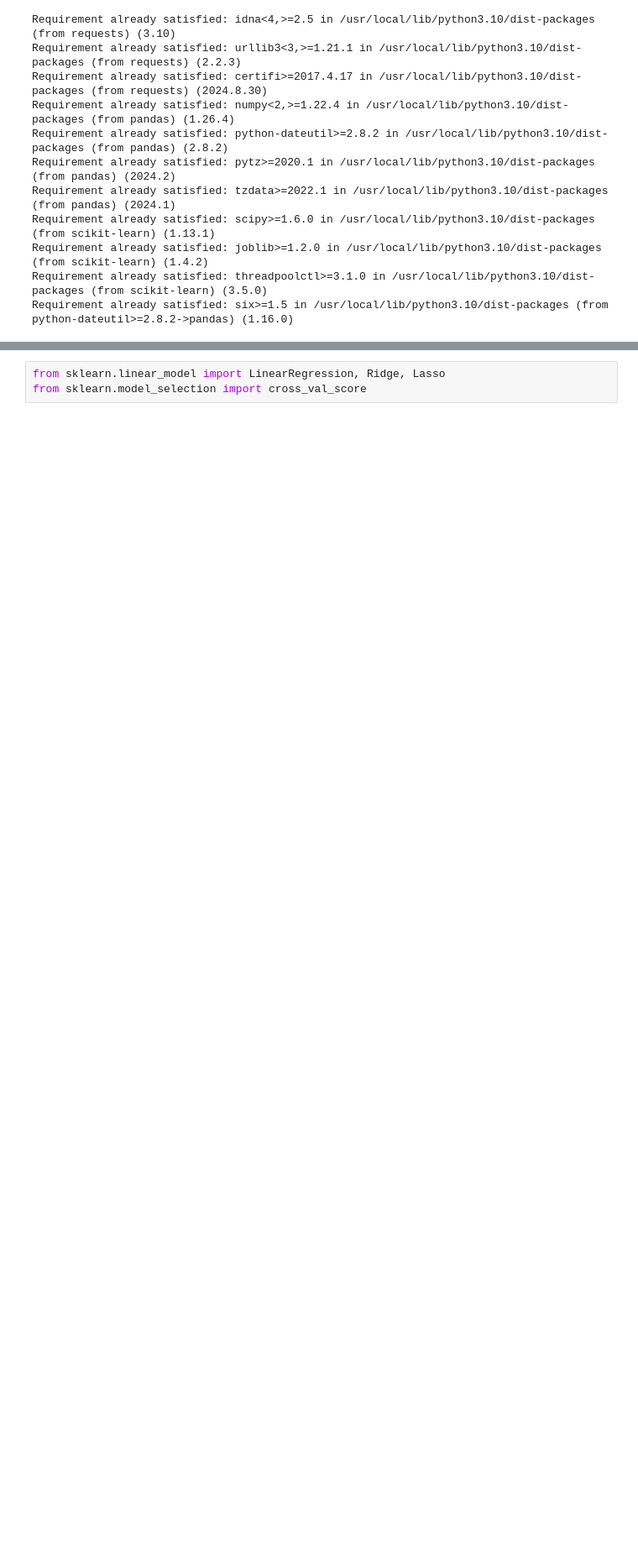
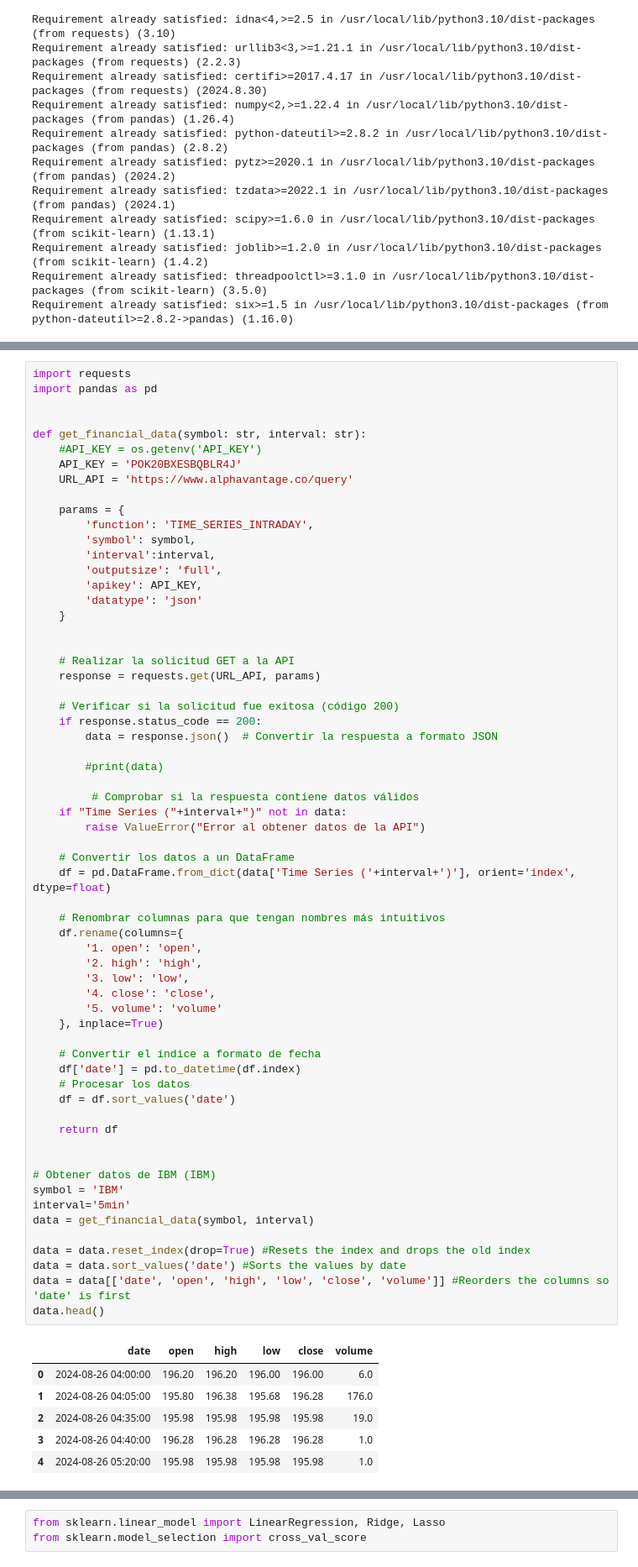
Before and after one commit to jorgemm83/prueba_tecnica, a Jupyter notebook: Prueba_técnica.ipynb, the cells around one changed output, grey strips where cells are left out. Shown at 84% size. Cells and saved outputs as stored; diff of their text form; blank space fills up the shorter version.

```diff
--- a/Prueba_técnica.ipynb
+++ b/Prueba_técnica.ipynb
@@ -186,0 +73,69 @@ Podemos agregar algunos modelos de regresión adicionales, como Regresión Linea
+# %%
+import requests
+import pandas as pd
+
+
+def get_financial_data(symbol: str, interval: str):
+    #API_KEY = os.getenv('API_KEY')
+    API_KEY = 'POK20BXESBQBLR4J'
+    URL_API = 'https://www.alphavantage.co/query'
+
+    params = {
+        'function': 'TIME_SERIES_INTRADAY',
+        'symbol': symbol,
+        'interval':interval,
+        'outputsize': 'full',
+        'apikey': API_KEY,
+        'datatype': 'json'
+    }
+
+
+    # Realizar la solicitud GET a la API
+    response = requests.get(URL_API, params)
+
+    # Verificar si la solicitud fue exitosa (código 200)
+    if response.status_code == 200:
+        data = response.json()  # Convertir la respuesta a formato JSON
+
+        #print(data)
+
+         # Comprobar si la respuesta contiene datos válidos
+    if "Time Series ("+interval+")" not in data:
+        raise ValueError("Error al obtener datos de la API")
+
+    # Convertir los datos a un DataFrame
+    df = pd.DataFrame.from_dict(data['Time Series ('+interval+')'], orient='index', dtype=float)
+
+    # Renombrar columnas para que tengan nombres más intuitivos
+    df.rename(columns={
+        '1. open': 'open',
+        '2. high': 'high',
+        '3. low': 'low',
+        '4. close': 'close',
+        '5. volume': 'volume'
+    }, inplace=True)
+
+    # Convertir el índice a formato de fecha
+    df['date'] = pd.to_datetime(df.index)
+    # Procesar los datos
+    df = df.sort_values('date')
+
+    return df
+
+
+# Obtener datos de IBM (IBM)
+symbol = 'IBM'
+interval='5min'
+data = get_financial_data(symbol, interval)
+
+data = data.reset_index(drop=True) #Resets the index and drops the old index
+data = data.sort_values('date') #Sorts the values by date
+data = data[['date', 'open', 'high', 'low', 'close', 'volume']] #Reorders the columns so 'date' is first
+data.head()
+# %% [output]
+|  | date | open | high | low | close | volume |
+| 0 | 2024-08-26 04:00:00 | 196.20 | 196.20 | 196.00 | 196.00 | 6.0 |
+| 1 | 2024-08-26 04:05:00 | 195.80 | 196.38 | 195.68 | 196.28 | 176.0 |
+| 2 | 2024-08-26 04:35:00 | 195.98 | 195.98 | 195.98 | 195.98 | 19.0 |
+| 3 | 2024-08-26 04:40:00 | 196.28 | 196.28 | 196.28 | 196.28 | 1.0 |
+| 4 | 2024-08-26 05:20:00 | 195.98 | 195.98 | 195.98 | 195.98 | 1.0 |
```
Also changed, not shown: parts of 53 cells of this notebook.
